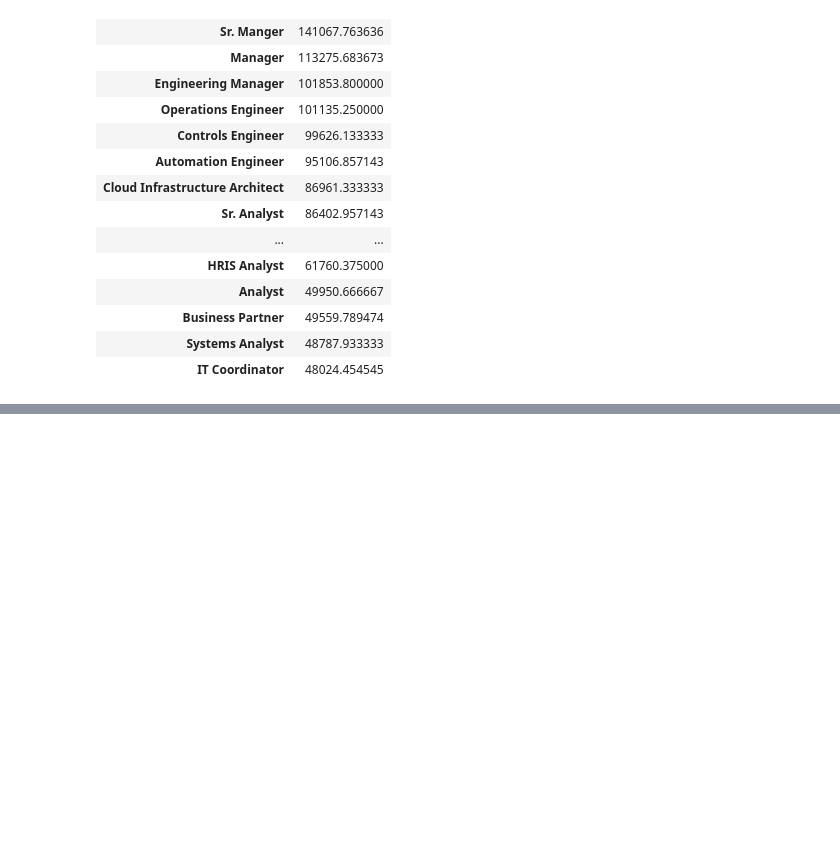
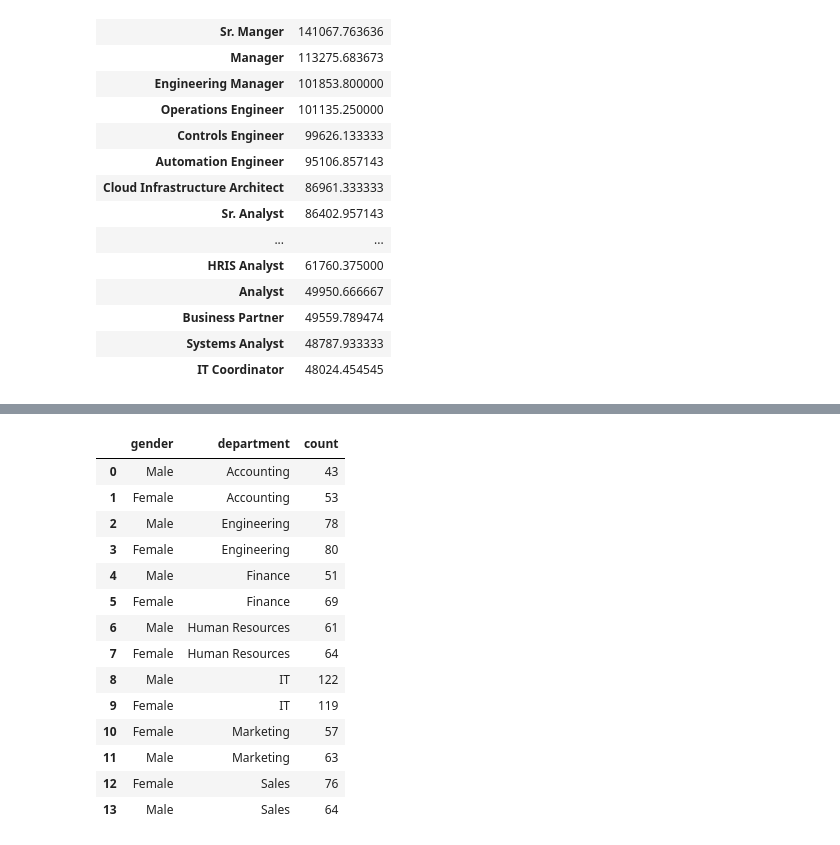
Before and after one commit to Karthikeyan-S-04/EDA_Using_Python_And_SQL, a Jupyter notebook: Employee-Data-Analysis/EDA.ipynb, the cells around one changed output, grey strips where cells are left out. Saved outputs shown, nothing was run; the diff lists cells and outputs as text; code cells hidden in the pictures; blank space fills up the shorter version.

```diff
--- a/Employee-Data-Analysis/EDA.ipynb
+++ b/Employee-Data-Analysis/EDA.ipynb
@@ -216,0 +228,18 @@ plt.show()
+# %%
+no_of_emp_based_on_dept
+# %% [output]
+|  | gender | department | count |
+| 0 | Male | Accounting | 43 |
+| 1 | Female | Accounting | 53 |
+| 2 | Male | Engineering | 78 |
+| 3 | Female | Engineering | 80 |
+| 4 | Male | Finance | 51 |
+| 5 | Female | Finance | 69 |
+| 6 | Male | Human Resources | 61 |
+| 7 | Female | Human Resources | 64 |
+| 8 | Male | IT | 122 |
+| 9 | Female | IT | 119 |
+| 10 | Female | Marketing | 57 |
+| 11 | Male | Marketing | 63 |
+| 12 | Female | Sales | 76 |
+| 13 | Male | Sales | 64 |
```
Also changed, not shown: parts of 9 cells of this notebook, 1 other file.
